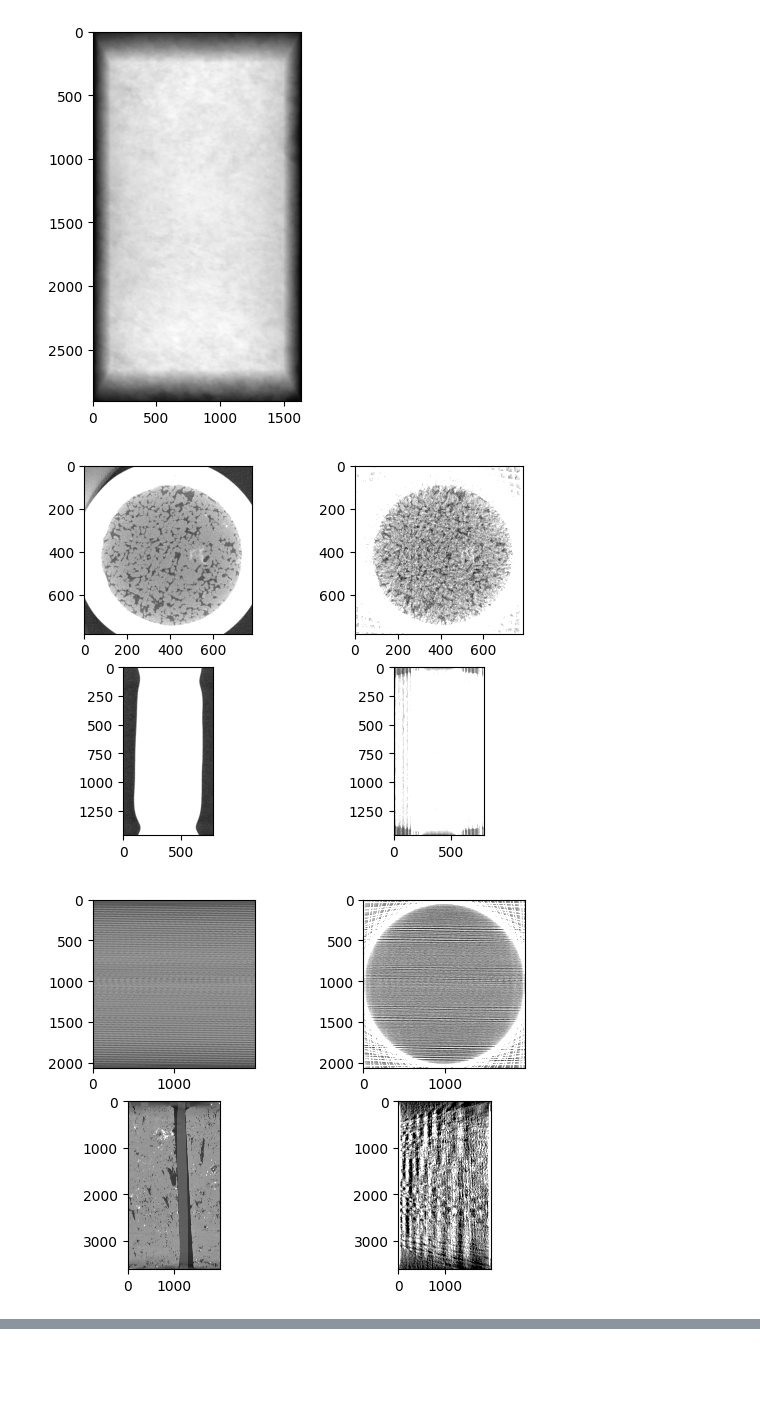
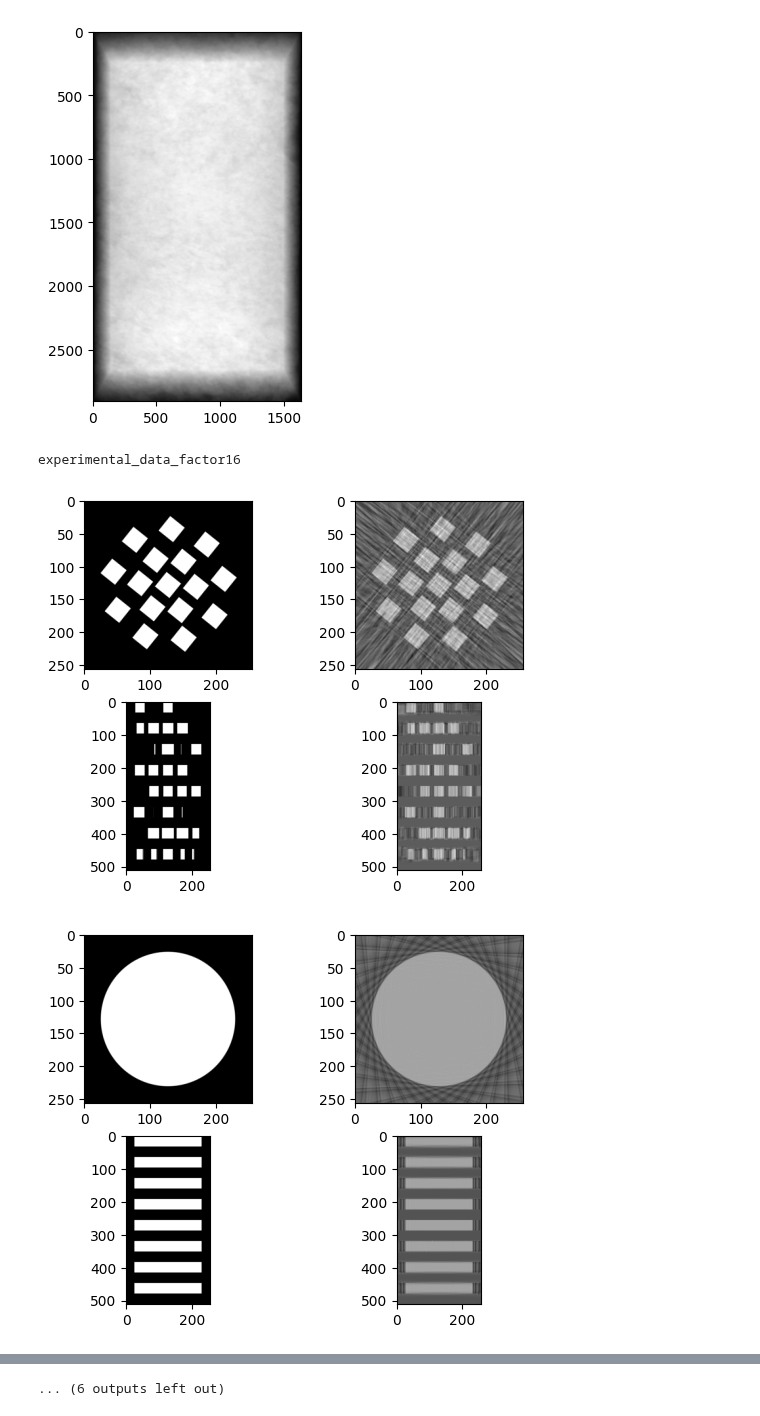
Before and after one commit to RubenDragland/4D_CT, a Jupyter notebook: CT/reconstruct_dataset.ipynb, the cells around one changed output, grey strips where cells are left out. Drawn from its saved outputs; the diff is of its cells as text; code cells hidden in the pictures; blank space fills up the shorter version.

```diff
--- a/CT/reconstruct_dataset.ipynb
+++ b/CT/reconstruct_dataset.ipynb
@@ -11,5 +11,5 @@ root = r"F:\RawReconstructions"
 exp_names = ["osmoseflom_torrskan kjerne D 05b", "Angola_OC9_S19", "Berea04b", "TR_outcrop_sample", "Vuggy"]
 phan_names = [f"phantom_{str(i).zfill(5)}" for i in range(1,12)]
 o_root = r"F:\ReconstructionDatasets"
-o_name = "other_dataset_factor12"
+o_name = "experimental_data_factor16"
 # %%
@@ -68,23 +74,25 @@ for i in range(10):
 # %%
 import h5py
 import matplotlib.pyplot as plt
+print(o_name)
 
-for i in range(5):
+for i in range(30):
 
     with h5py.File(os.path.join(o_root, f"{o_name}.h5"), "r") as f:
-        data_cross = np.array(f["target3D"][f"{str(i).zfill(5)}"][750,:,:])
-        under_data_cross = np.array(f["noisy3D"][f"{str(i).zfill(5)}"][750,:,:])
+        data_cross = np.array(f["target3D"][f"{str(i).zfill(5)}"][400,:,:])
+        under_data_cross = np.array(f["noisy3D"][f"{str(i).zfill(5)}"][400,:,:])
 
-        data_proj = np.array(f["target3D"][f"{str(i).zfill(5)}"][:,750,:])
-        under_data_proj = np.array(f["noisy3D"][f"{str(i).zfill(5)}"][:,750,:])
+        data_proj = np.array(f["target3D"][f"{str(i).zfill(5)}"][:,128,:])
+        under_data_proj = np.array(f["noisy3D"][f"{str(i).zfill(5)}"][:,128,:])
 
     fig, ax = fig, ax = plt.subplots(2,2)
     ax= ax.reshape(-1)
     ax[0].imshow(data_cross, cmap="gray", vmin=0, vmax=1)
     ax[1].imshow(under_data_cross, cmap="gray", vmin=0, vmax=1)
     ax[2].imshow(data_proj, cmap="gray", vmin=0, vmax=1)
     ax[3].imshow(under_data_proj, cmap="gray", vmin=0, vmax=1)
     plt.show()
 # %% [output]
+experimental_data_factor16
-[figure, old version]
+[figure, new version]
-[figure, old version]
+[figure, new version]
@@ -93,0 +108 @@ for i in range(5):
+... (6 outputs left out)
```
Also changed, not shown: parts of 4 cells of this notebook, 12 other files.
